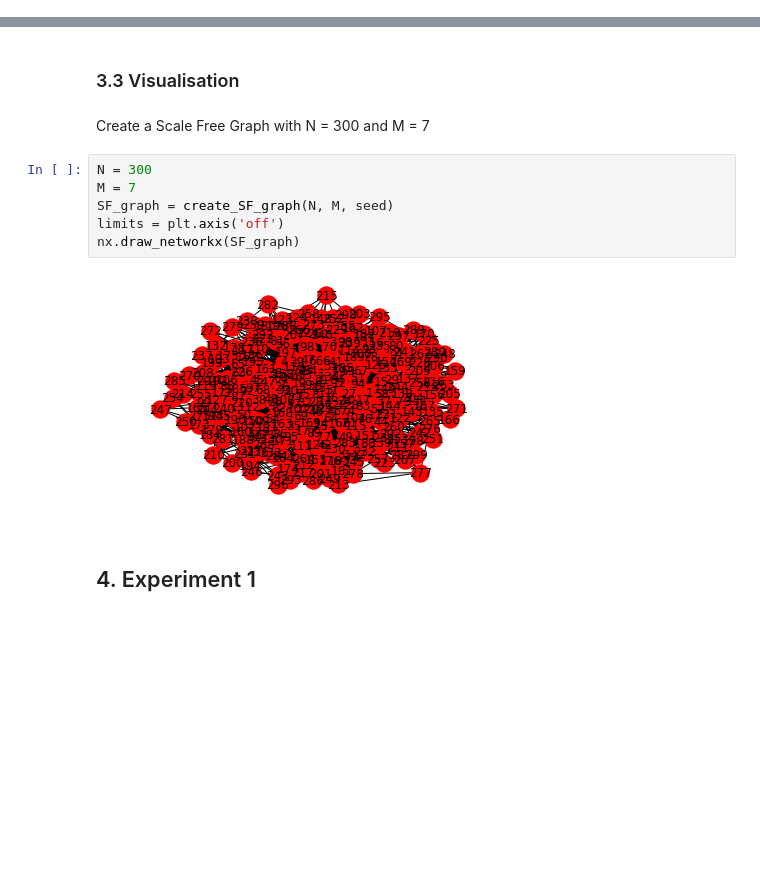
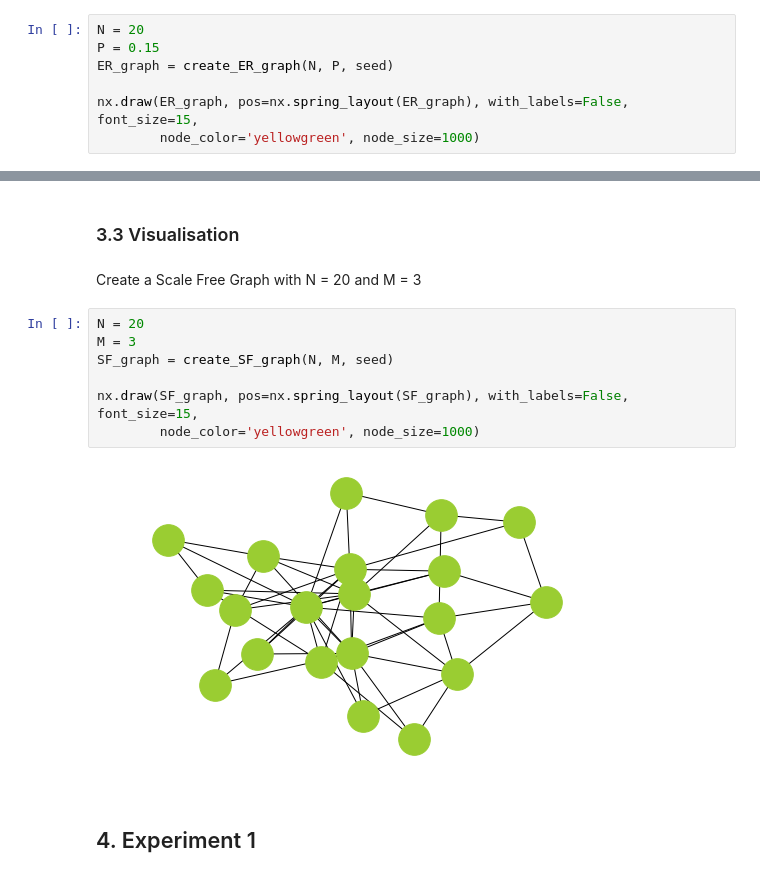
Before and after one commit to DylannBell/complex_networks_attack_tolerance, a Jupyter notebook: CODE/Error & Attack Tolerance Of Complex Networks.ipynb, the cells around one changed output, grey strips where cells are left out. Drawn from its saved outputs; the diff is of its cells as text; blank space fills up the shorter version.

Commit message:
Updated visual ER + SF graphs
Decreased number of nodes and increased connectivity

```diff
--- a/CODE/Error & Attack Tolerance Of Complex Networks.ipynb
+++ b/CODE/Error & Attack Tolerance Of Complex Networks.ipynb
@@ -63,0 +55,7 @@ nx.draw_networkx(ER_graph)
+# %%
+N = 20
+P = 0.15
+ER_graph = create_ER_graph(N, P, seed)
+
+nx.draw(ER_graph, pos=nx.spring_layout(ER_graph), with_labels=False, font_size=15,
+        node_color='yellowgreen', node_size=1000)
@@ -82,15 +82,16 @@ def create_SF_graph(N, M, seed):
 # %% [markdown]
 ### 3.3 Visualisation
 # %% [markdown]
-Create a Scale Free Graph with N = 300 and M = 7
+Create a Scale Free Graph with N = 20 and M = 3
 # %%
-N = 300
-M = 7
+N = 20
+M = 3
 SF_graph = create_SF_graph(N, M, seed)
-limits = plt.axis('off')
-nx.draw_networkx(SF_graph)
+
+nx.draw(SF_graph, pos=nx.spring_layout(SF_graph), with_labels=False, font_size=15,
+        node_color='yellowgreen', node_size=1000)
 # %% [output]
-[figure, old version]
+[figure, new version]
 # %% [markdown]
 ## 4. Experiment 1
 # %% [markdown]
```
Also changed, not shown: parts of 5 cells of this notebook.
